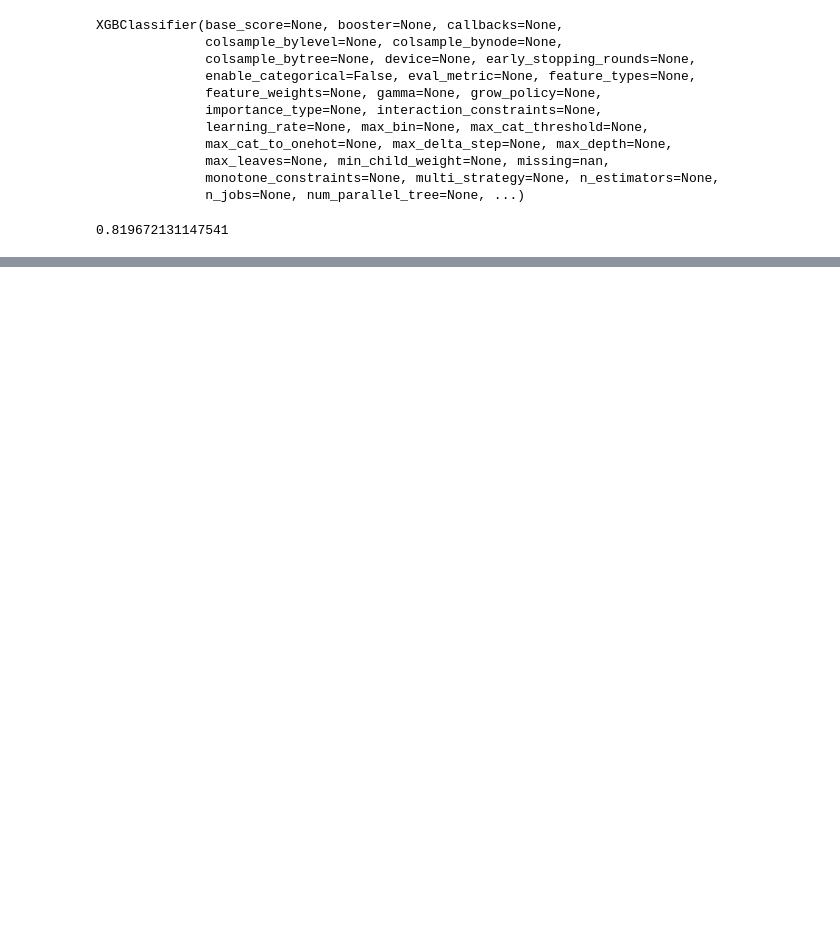
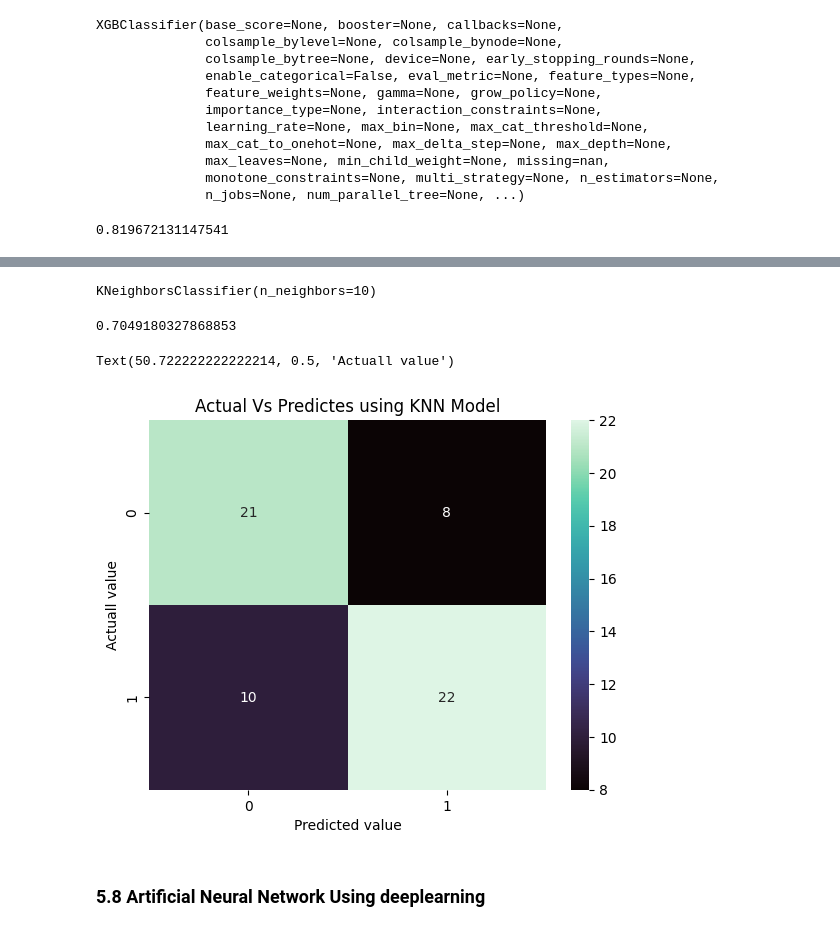
Before and after one commit to draj-codes/heart-disease, a Jupyter notebook: ml_model/heat disease.ipynb, the cells around one changed output, grey strips where cells are left out. Drawn from its saved outputs; the diff is of its cells as text; code cells hidden in the pictures; blank space fills up the shorter version.

```diff
--- a/ml_model/heat disease.ipynb
+++ b/ml_model/heat disease.ipynb
@@ -634,0 +645,23 @@ xgb_score
+# %%
+model_knn=KNeighborsClassifier(n_neighbors=10)
+model_knn.fit(X_train,y_train)
+# %% [output]
+KNeighborsClassifier(n_neighbors=10)
+# %%
+y_pred=model_knn.predict(X_test)
+# %%
+knn_Score=model_knn.score(X_test,y_test)
+knn_Score
+# %% [output]
+0.7049180327868853
+# %%
+cm= confusion_matrix(y_test,y_pred)
+plt.title("Actual Vs Predictes using KNN Model")
+sns.heatmap(cm,annot=True,cmap="mako")
+plt.xlabel("Predicted value")
+plt.ylabel("Actuall value")
+# %% [output]
+Text(50.722222222222214, 0.5, 'Actuall value')
+[figure, added]
+# %% [markdown]
+### 5.8 Artificial Neural Network Using deeplearning
```
Also changed, not shown: parts of 16 cells of this notebook, 2 other files.
